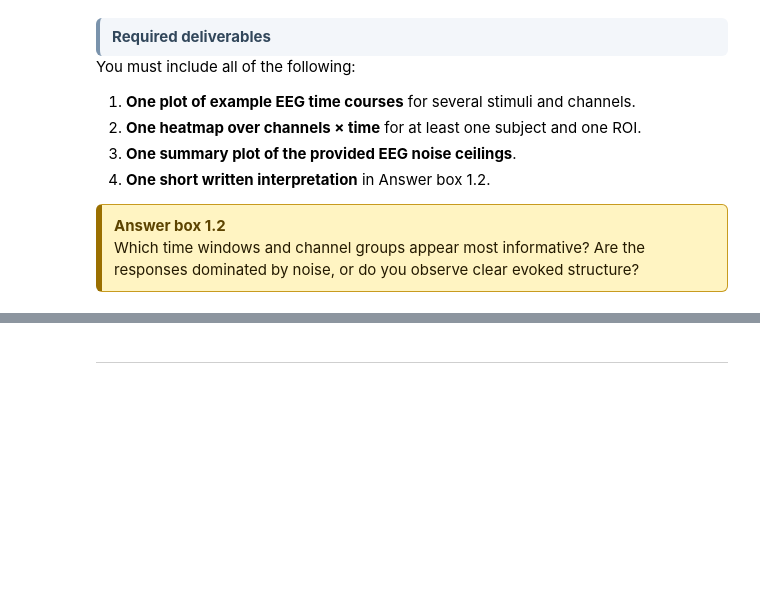
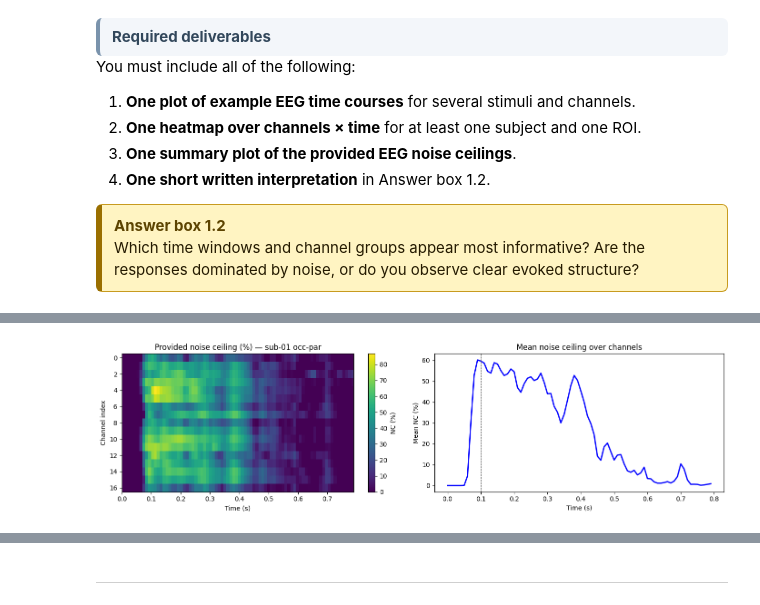
Before and after one commit to AnastasisPap/Brain-like-computation-and-intelligence-project, a Jupyter notebook: nx414_project_2026.ipynb, the cells around one changed output, grey strips where cells are left out. Drawn from its saved outputs; the diff is of its cells as text; code cells hidden in the pictures; blank space fills up the shorter version.

```diff
--- a/nx414_project_2026.ipynb
+++ b/nx414_project_2026.ipynb
@@ -633,0 +875,20 @@ You must include all of the following:
+# %%
+fig, axes = plt.subplots(1, 2, figsize=(14, 4))
+# Heatmap
+im = axes[0].imshow(eeg_nc, aspect='auto', cmap='viridis',
+                     extent=[0, 0.79, eeg_nc.shape[0]-0.5, -0.5])
+axes[0].set_xlabel('Time (s)')
+axes[0].set_ylabel('Channel index')
+axes[0].set_title('Provided noise ceiling (%) — sub-01 occ-par')
+plt.colorbar(im, ax=axes[0], label='NC (%)')
+# Mean over channels
+axes[1].plot(time_axis, eeg_nc.mean(axis=0), 'b-', lw=2)
+axes[1].set_xlabel('Time (s)')
+axes[1].set_ylabel('Mean NC (%)')
+axes[1].set_title('Mean noise ceiling over channels')
+axes[1].axvline(0.1, color='gray', ls='--', lw=0.8)
+plt.tight_layout()
+plt.savefig('plots/eeg_provided_nc.png')
+plt.show()
+# %% [output]
+[figure, added]
```
Also changed, not shown: parts of 85 cells of this notebook.
